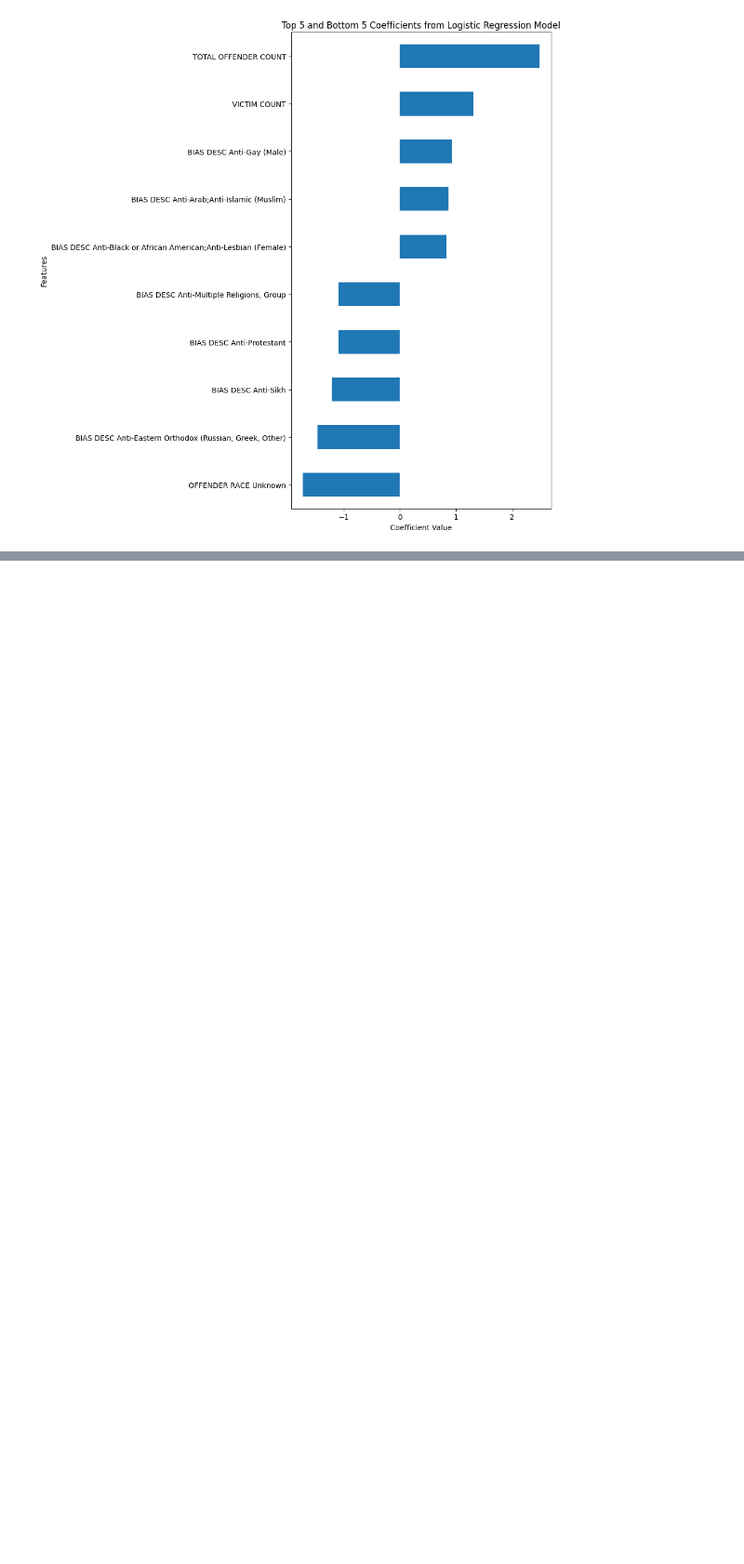
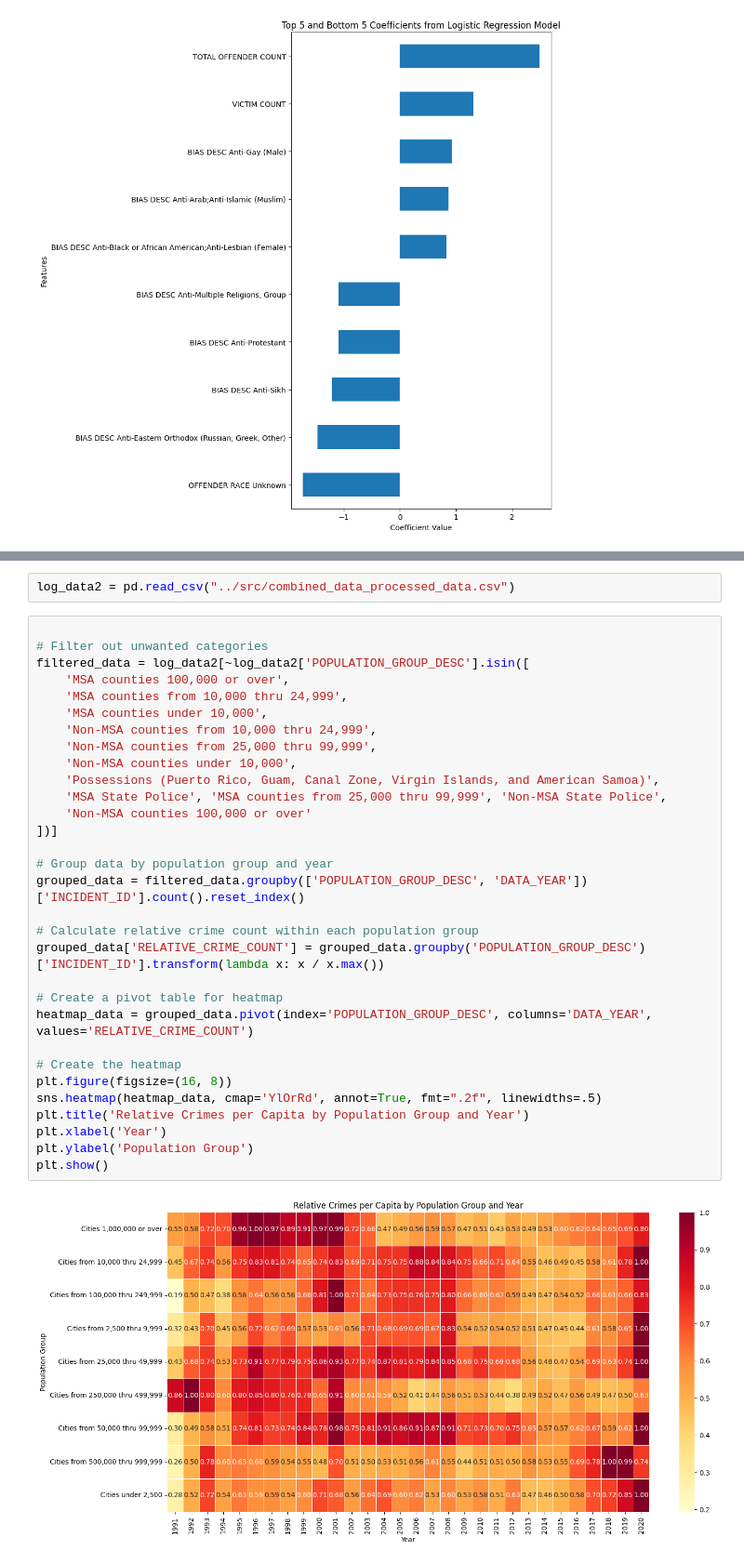
Before and after one commit to Chris-Vicks/Hate_Crime, a Jupyter notebook: notebooks/logistic.IPYNB, the cells around one changed output, grey strips where cells are left out. Shown at 93% size. Drawn from its saved outputs; the diff is of its cells as text; blank space fills up the shorter version.

```diff
--- a/notebooks/logistic.IPYNB
+++ b/notebooks/logistic.IPYNB
@@ -211,0 +249,35 @@ plt.show()
+# %%
+log_data2 = pd.read_csv("../src/combined_data_processed_data.csv")
+# %%
+
+# Filter out unwanted categories
+filtered_data = log_data2[~log_data2['POPULATION_GROUP_DESC'].isin([
+    'MSA counties 100,000 or over',
+    'MSA counties from 10,000 thru 24,999',
+    'MSA counties under 10,000',
+    'Non-MSA counties from 10,000 thru 24,999',
+    'Non-MSA counties from 25,000 thru 99,999',
+    'Non-MSA counties under 10,000',
+    'Possessions (Puerto Rico, Guam, Canal Zone, Virgin Islands, and American Samoa)',
+    'MSA State Police', 'MSA counties from 25,000 thru 99,999', 'Non-MSA State Police',
+    'Non-MSA counties 100,000 or over'
+])]
+
+# Group data by population group and year
+grouped_data = filtered_data.groupby(['POPULATION_GROUP_DESC', 'DATA_YEAR'])['INCIDENT_ID'].count().reset_index()
+
+# Calculate relative crime count within each population group
+grouped_data['RELATIVE_CRIME_COUNT'] = grouped_data.groupby('POPULATION_GROUP_DESC')['INCIDENT_ID'].transform(lambda x: x / x.max())
+
+# Create a pivot table for heatmap
+heatmap_data = grouped_data.pivot(index='POPULATION_GROUP_DESC', columns='DATA_YEAR', values='RELATIVE_CRIME_COUNT')
+
+# Create the heatmap
+plt.figure(figsize=(16, 8))
+sns.heatmap(heatmap_data, cmap='YlOrRd', annot=True, fmt=".2f", linewidths=.5)
+plt.title('Relative Crimes per Capita by Population Group and Year')
+plt.xlabel('Year')
+plt.ylabel('Population Group')
+plt.show()
+# %% [output]
+[figure, added]
```
Also changed, not shown: parts of 17 cells of this notebook, 18 other files.
